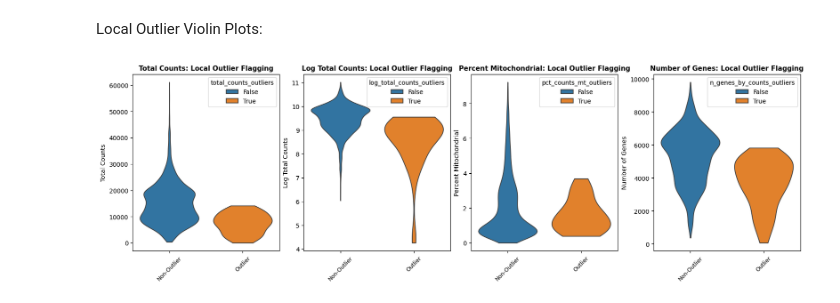
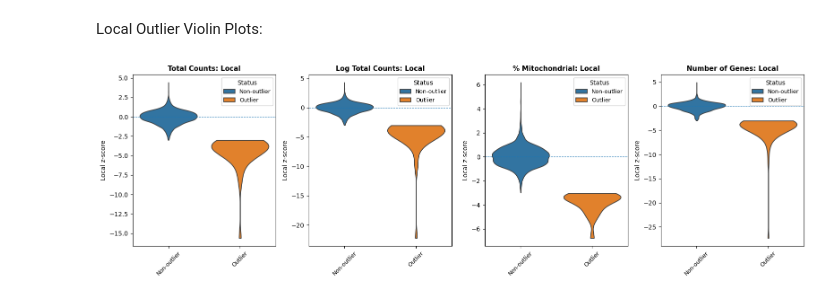
Before and after one commit to danielchen05/SpotSweeper_py_paper, a Jupyter notebook: Visium.ipynb, the cells around one changed output. Cells and saved outputs as stored; diff of their text form; code cells hidden in the pictures.

Commit message:
Visium notebook rework: updated figure title, legend, rework violin plots to reflect local z-score metrics, and streamline order of code chunks

```diff
--- a/Visium.ipynb
+++ b/Visium.ipynb
@@ -405,77 +442,66 @@ Flagged: 47/4169 spots (1.13%)
 Local Outlier Violin Plots:
 # %%
 adata.var_names_make_unique()
-for col in ['total_counts_outliers', 'log_total_counts_outliers', 'n_genes_by_counts_outliers', 'pct_counts_mt_outliers']:
+
+# Ensure boolean -> categorical with consistent ordering
+for col in ['total_counts_outliers', 'log_total_counts_outliers',
+            'n_genes_by_counts_outliers', 'pct_counts_mt_outliers']:
     adata.obs[col] = pd.Categorical(adata.obs[col], categories=[False, True])
 
-# Define metric–flag mapping
+# Map raw metric -> local z-scored metric
+metric_map = {
+    'total_counts': 'total_counts_z',
+    'log_total_counts': 'log_total_counts_z',
+    'pct_counts_mt': 'pct_counts_mt_z',
+    'n_genes_by_counts': 'n_genes_by_counts_z',
+}
+
+# (z-metric, local-flag, plot title)
 pairs = [
-    ('total_counts', 'total_counts_outliers', 'Total Counts'),
-    ('log_total_counts', 'log_total_counts_outliers', 'Log Total Counts'),
-    ('pct_counts_mt', 'pct_counts_mt_outliers', 'Percent Mitochondrial'),
-    ('n_genes_by_counts', 'n_genes_by_counts_outliers', 'Number of Genes')
+    (metric_map['total_counts'],      'total_counts_outliers',      'Total Counts: Local'),
+    (metric_map['log_total_counts'],  'log_total_counts_outliers',  'Log Total Counts: Local'),
+    (metric_map['pct_counts_mt'],     'pct_counts_mt_outliers',     '% Mitochondrial: Local'),
+    (metric_map['n_genes_by_counts'], 'n_genes_by_counts_outliers', 'Number of Genes: Local'),
 ]
 
-# Create 4-panel figure
-fig, axes = plt.subplots(1, 4, figsize=(16, 5), constrained_layout=True)
+# Create figure
+fig, axes = plt.subplots(1, 4, figsize=(16, 5))
 
-for ax, (metric, flag, label) in zip(axes, pairs):
+for ax, (metric, flag, title) in zip(axes, pairs):
     sc.pl.violin(
         adata,
-        keys=metric,
+        keys=metric,  # use local z-score metrics
         groupby=flag,
         jitter=0.4,
         stripplot=False,
         rotation=45,
         multi_panel=False,
         ax=ax,
         show=False
     )
-    ax.set_title(f"{label}: Local Outlier Flagging", fontsize=11, fontweight='bold')
-    ax.set_ylabel(label, fontsize=10)
+    ax.set_title(title, fontsize=11, fontweight='bold')
+    ax.set_ylabel("Local z-score", fontsize=10)
+
+    # Cleaner X-axis
     ax.set_xlabel("")
-    ax.set_xticklabels(['Non-Outlier', 'Outlier'], fontsize=9)
+    ax.set_xticklabels(['Non-outlier', 'Outlier'], fontsize=9)
 
-#plt.tight_layout()
+    # Replace legend
+    handles, labels = ax.get_legend_handles_labels()
+    if handles:
+        ax.legend(
+            handles,
+            ['Non-outlier', 'Outlier'],
+            title="Status",
+            loc='upper right',
+            fontsize=9,
+            title_fontsize=10
+        )
+
+    # Reference line
+    ax.axhline(0, linestyle='--', linewidth=0.8)
+
+plt.tight_layout()
 plt.show()
-
-# combine into one global flag
-adata.obs['all_local_metrics_outliers'] = (
-    adata.obs['total_counts_outliers'].astype(bool)
-    | adata.obs['log_total_counts_outliers'].astype(bool)
-    | adata.obs['pct_counts_mt_outliers'].astype(bool)
-    | adata.obs['n_genes_by_counts_outliers'].astype(bool)
-)
-
-print(adata.obs['total_counts_outliers'].value_counts())
-print(adata.obs['log_total_counts_outliers'].value_counts())
-print(adata.obs['pct_counts_mt_outliers'].value_counts())
-print(adata.obs['n_genes_by_counts_outliers'].value_counts())
-print(adata.obs['all_local_metrics_outliers'].value_counts())
-
-adata.obs['all_local_metrics_outliers'] = pd.Categorical(adata.obs['all_local_metrics_outliers'], categories=[False, True])
-
-axes = sc.pl.violin(
-    adata,
-    keys=['total_counts', 'log_total_counts', 'n_genes_by_counts', 'pct_counts_mt'],
-    groupby='all_local_metrics_outliers',  # group by TRUE/FALSE
-    jitter=0.4,
-    stripplot=False,
-    rotation=45,
-    multi_panel=True,
-    show=False
-)
-
-fig = axes[0].figure
-fig.suptitle("Flagging Based on Local Outliers Across All Metrics", fontsize=13, fontweight='bold')
-
-for ax, label in zip(axes, ['Total Counts', 'Log Total Counts', 'Number of Genes', 'Percent Mitochondrial']):
-    ax.set_title(label, fontsize=11, fontweight='bold')
-    ax.set_ylabel(label, fontsize=10)
-    ax.set_xlabel("")
-    ax.set_xticklabels(['Non-Outlier', 'Outlier'], fontsize=9)
-
-plt.tight_layout(rect=[0, 0, 1, 0.95])
-plt.show()
 # %% [output]
-[figure, old version]
+[figure, new version]
```
Also changed, not shown: parts of 13 cells of this notebook.
